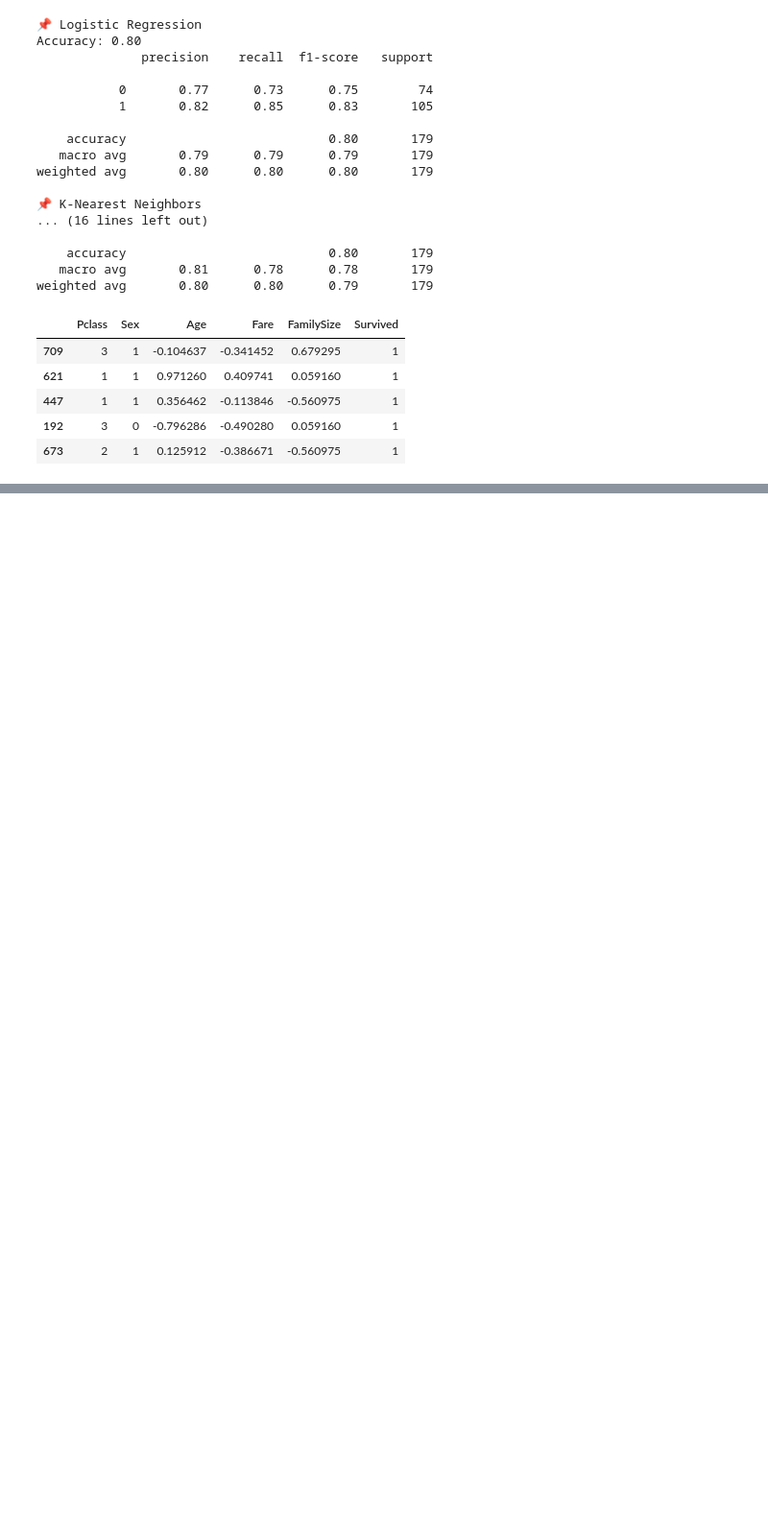
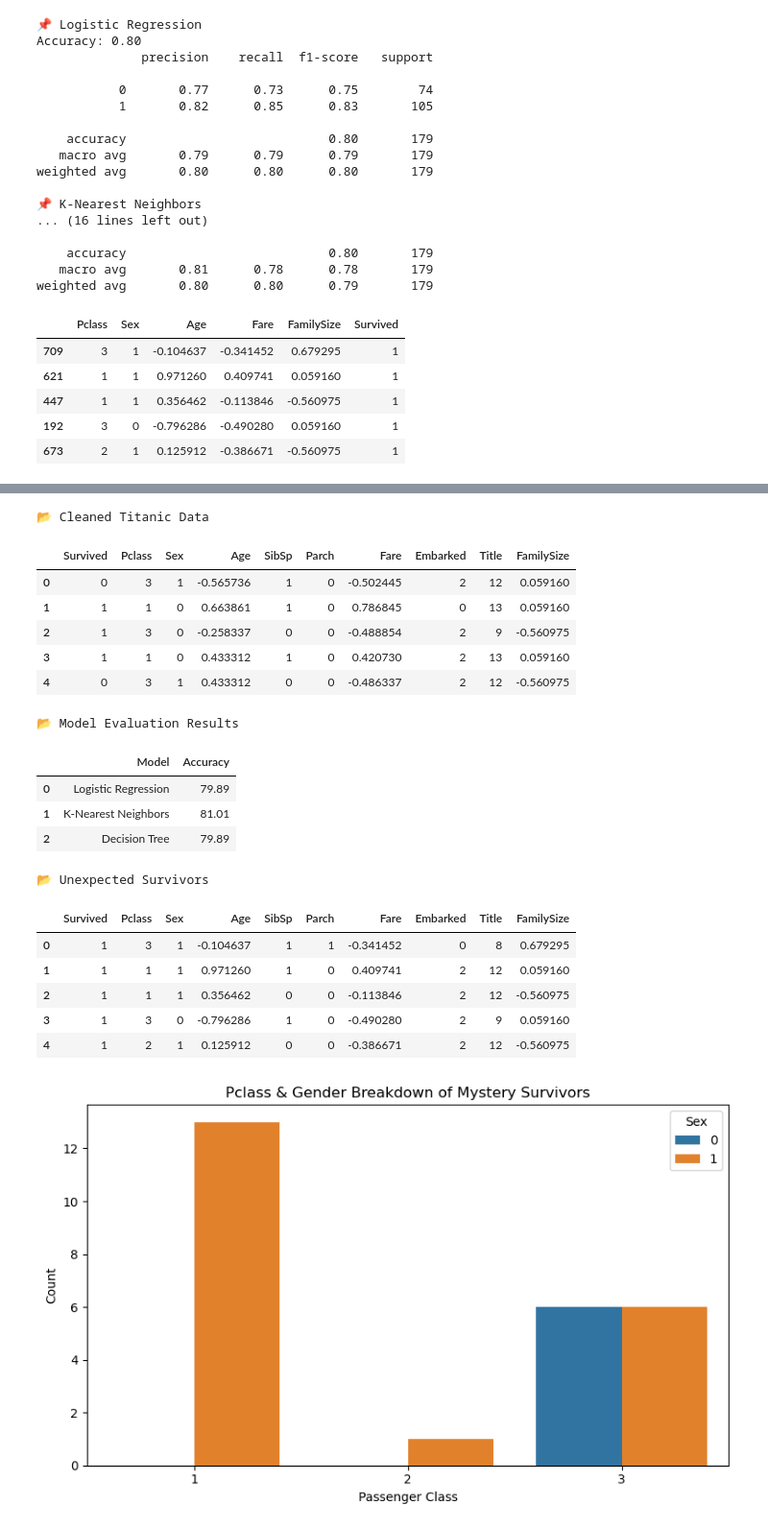
Before and after one commit to whallerud/Capstone_Project_Data_Viz, a Jupyter notebook: Titanic_Predictions.ipynb, the cells around one changed output, grey strips where cells are left out. Shown at 96% size. Drawn from its saved outputs; the diff is of its cells as text; code cells hidden in the pictures; blank space fills up the shorter version.

```diff
--- a/Titanic_Predictions.ipynb
+++ b/Titanic_Predictions.ipynb
@@ -129,0 +163,46 @@ beneficiaries_df.to_csv('beneficiary_survivors.csv', index=False)
+# %%
+
+# 🔁 Load exported CSVs from the Exports/ folder
+df_cleaned = pd.read_csv('Exports/titanic_cleaned.csv')
+results_df = pd.read_csv('Exports/model_results.csv')
+beneficiaries_df = pd.read_csv('Exports/beneficiary_survivors.csv')
+
+# ✅ Preview data
+print("📂 Cleaned Titanic Data")
+display(df_cleaned.head())
+
+print("📂 Model Evaluation Results")
+display(results_df)
+
+print("📂 Unexpected Survivors")
+display(beneficiaries_df.head())
+
+# 📊 Visualize: Pclass & Gender of mystery survivors
+plt.figure(figsize=(8, 5))
+sns.countplot(data=beneficiaries_df, x='Pclass', hue='Sex')
+plt.title("Pclass & Gender Breakdown of Mystery Survivors")
+plt.xlabel("Passenger Class")
+plt.ylabel("Count")
+plt.tight_layout()
+plt.show()
+# %% [output]
+📂 Cleaned Titanic Data
+|  | Survived | Pclass | Sex | Age | SibSp | Parch | Fare | Embarked | Title | FamilySize |
+| 0 | 0 | 3 | 1 | -0.565736 | 1 | 0 | -0.502445 | 2 | 12 | 0.059160 |
+| 1 | 1 | 1 | 0 | 0.663861 | 1 | 0 | 0.786845 | 0 | 13 | 0.059160 |
+| 2 | 1 | 3 | 0 | -0.258337 | 0 | 0 | -0.488854 | 2 | 9 | -0.560975 |
+| 3 | 1 | 1 | 0 | 0.433312 | 1 | 0 | 0.420730 | 2 | 13 | 0.059160 |
+| 4 | 0 | 3 | 1 | 0.433312 | 0 | 0 | -0.486337 | 2 | 12 | -0.560975 |
+📂 Model Evaluation Results
+|  | Model | Accuracy |
+| 0 | Logistic Regression | 79.89 |
+| 1 | K-Nearest Neighbors | 81.01 |
+| 2 | Decision Tree | 79.89 |
+📂 Unexpected Survivors
+|  | Survived | Pclass | Sex | Age | SibSp | Parch | Fare | Embarked | Title | FamilySize |
+| 0 | 1 | 3 | 1 | -0.104637 | 1 | 1 | -0.341452 | 0 | 8 | 0.679295 |
+| 1 | 1 | 1 | 1 | 0.971260 | 1 | 0 | 0.409741 | 2 | 12 | 0.059160 |
+| 2 | 1 | 1 | 1 | 0.356462 | 0 | 0 | -0.113846 | 2 | 12 | -0.560975 |
+| 3 | 1 | 3 | 0 | -0.796286 | 1 | 0 | -0.490280 | 2 | 9 | 0.059160 |
+| 4 | 1 | 2 | 1 | 0.125912 | 0 | 0 | -0.386671 | 2 | 12 | -0.560975 |
+[figure, added]
```
Also changed, not shown: parts of 10 cells of this notebook, 3 other files.
